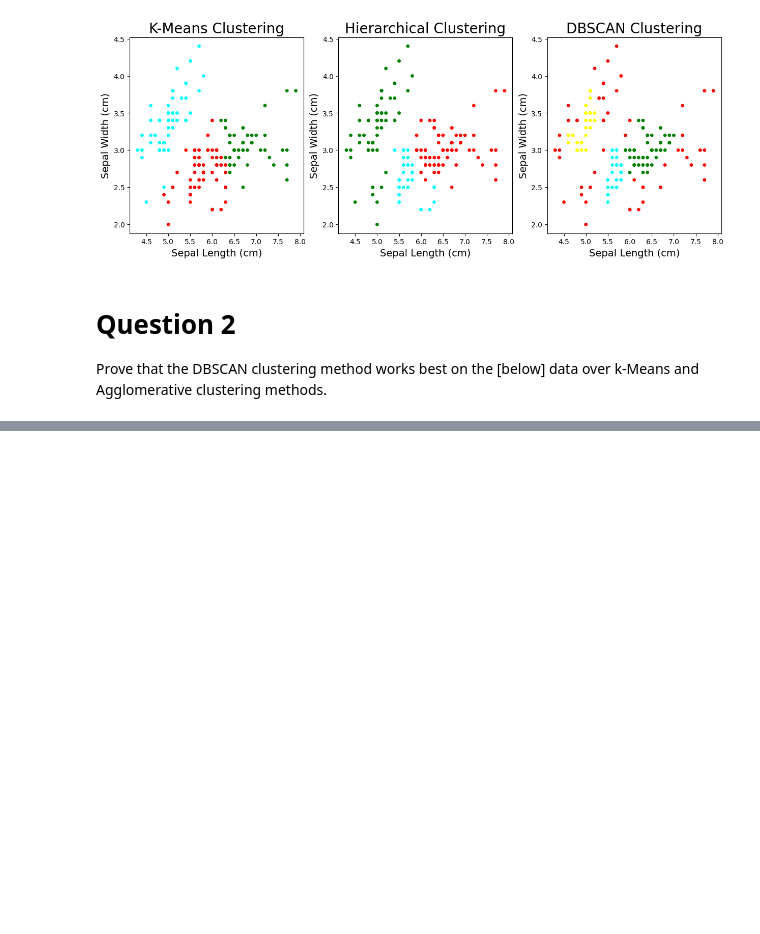
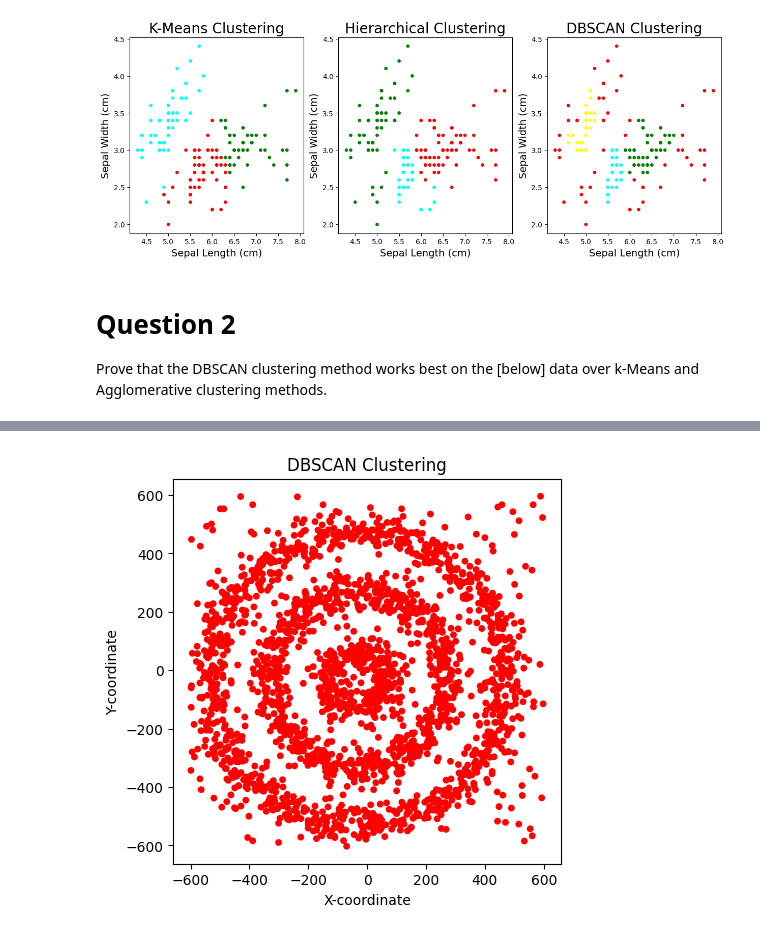
Before and after one commit to AKonicki26/DAT-330, a Jupyter notebook: PA02/AnneKonicki_PA02.ipynb, the cells around one changed output, grey strips where cells are left out. Cells and saved outputs as stored; diff of their text form; code cells hidden in the pictures; blank space fills up the shorter version.

```diff
--- a/PA02/AnneKonicki_PA02.ipynb
+++ b/PA02/AnneKonicki_PA02.ipynb
@@ -154,0 +173,9 @@ plt.show()
+# %%
+# DBSCAN
+
+density_scan = DBSCAN(eps=0.75, min_samples=300) # DBSCAN needs to be re-set up to fit the scenario
+density_scan.fit(data[attributes])
+data['DBSCAN_Labels'] = density_scan.labels_
+plotData('DBSCAN_Labels', title='DBSCAN Clustering')
+# %% [output]
+[figure, added]
```
Also changed, not shown: parts of 5 cells of this notebook.
